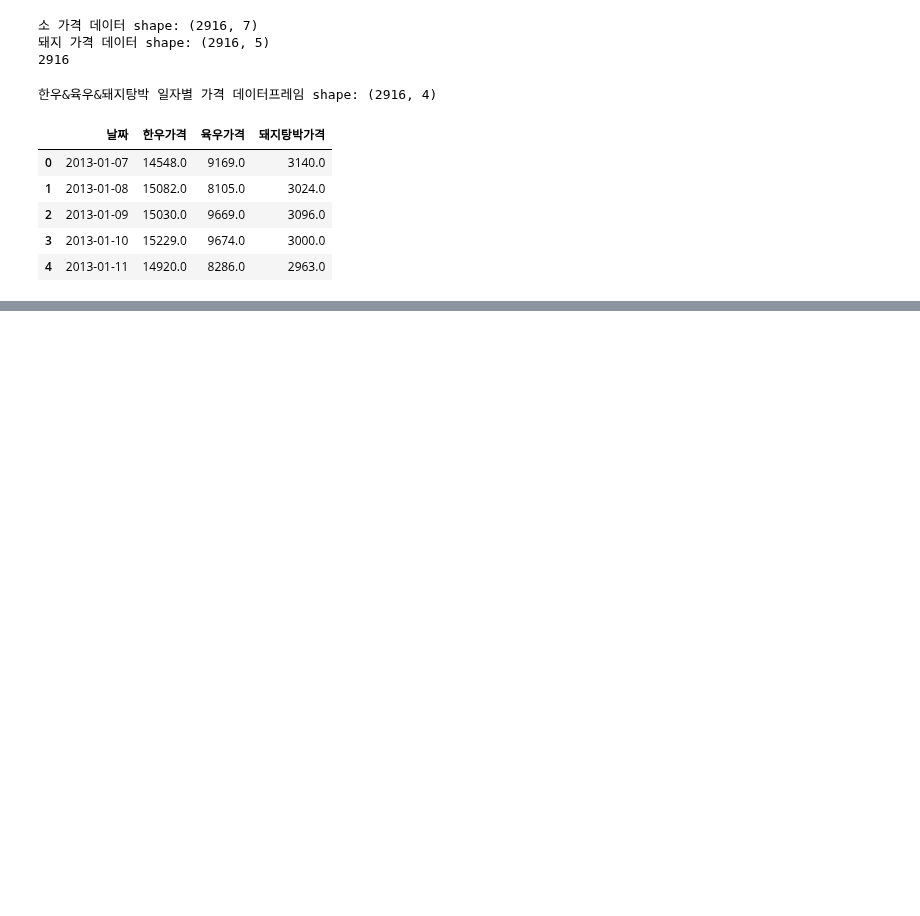
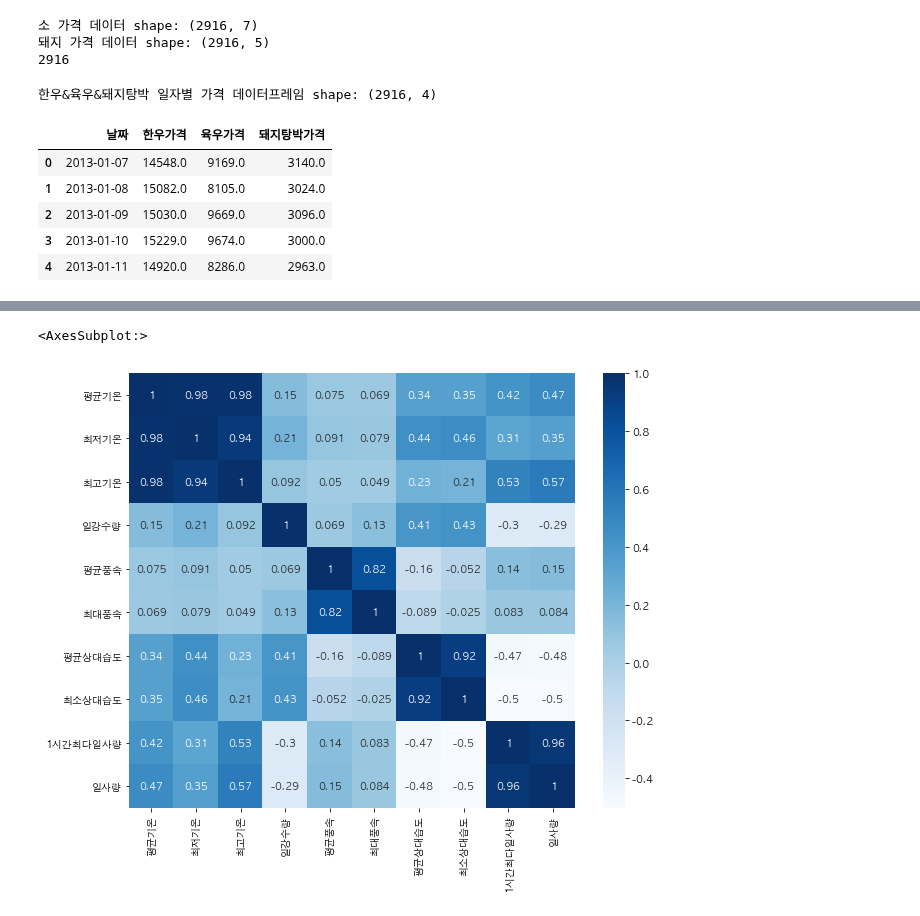
Before and after one commit to young-hun-jo/DataAnalysis, a Jupyter notebook: woochuri/analysis.ipynb, the cells around one changed output, grey strips where cells are left out. Cells and saved outputs as stored; diff of their text form; code cells hidden in the pictures; blank space fills up the shorter version.

```diff
--- a/woochuri/analysis.ipynb
+++ b/woochuri/analysis.ipynb
@@ -225,0 +143,7 @@ sales_holiday_df.head(100)
+# %%
+sales_holiday_beef_pork = sales_holiday_df.merge(beef_pork_df, how='inner', on='날짜')
+dataset = sales_holiday_beef_pork.merge(weather, how='inner', left_on='날짜', right_on='시간')
+# %%
+columns = dataset.columns.tolist()
+columns.remove('시간')
+dataset = dataset[columns]
@@ -225,0 +202,2 @@ sales_holiday_df.head(100)
+# %%
+dataset = dataset.drop(['1시간최다강수량'], axis=1)
@@ -225,0 +206,2 @@ sales_holiday_df.head(100)
+# %%
+dataset['일강수량'] = dataset['일강수량'].fillna(0.0)
@@ -225,0 +235,16 @@ sales_holiday_df.head(100)
+# %%
+import matplotlib.pyplot as plt
+import seaborn as sns
+import warnings
+warnings.filterwarnings(action='ignore')
+plt.rc('font', family='AppleGothic')
+plt.rcParams['axes.unicode_minus'] = False
+
+weather_df = dataset[dataset.columns.tolist()[9:]]
+corr_weather = weather_df.corr()
+mask = np.triu(np.ones_like(corr_weather, dtype=bool))
+plt.figure(figsize=(10, 8))
+sns.heatmap(data=corr_weather, cmap='Blues', annot=True)
+# %% [output]
+<AxesSubplot:>
+[figure, added]
```
Also changed, not shown: parts of 33 cells of this notebook.
